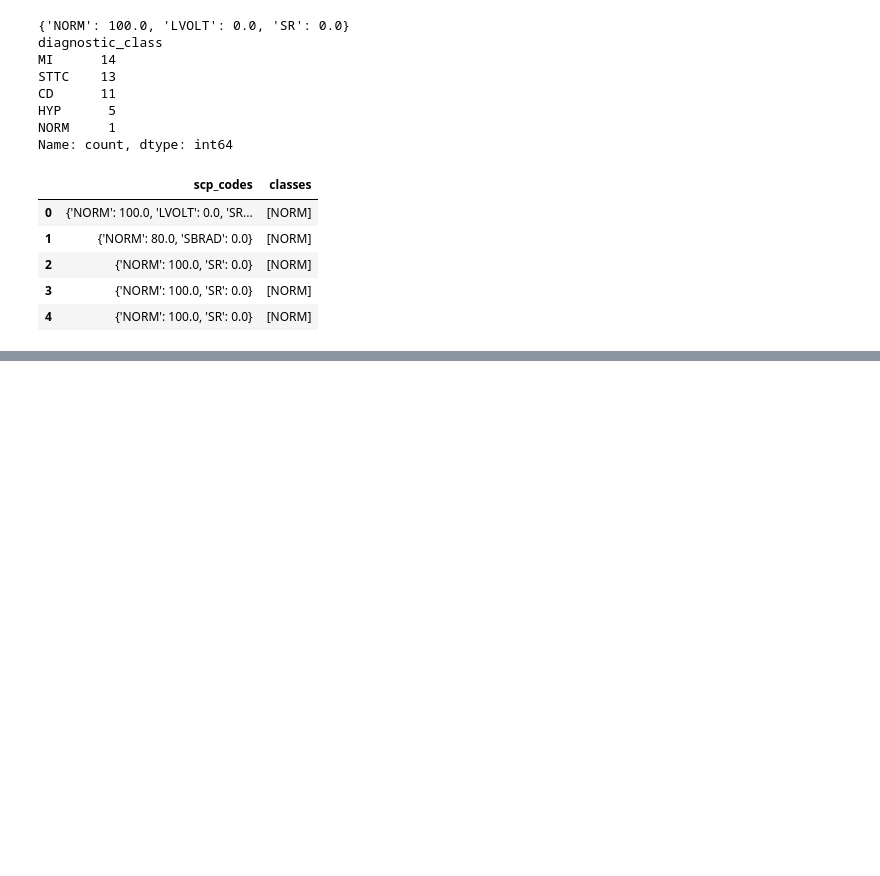
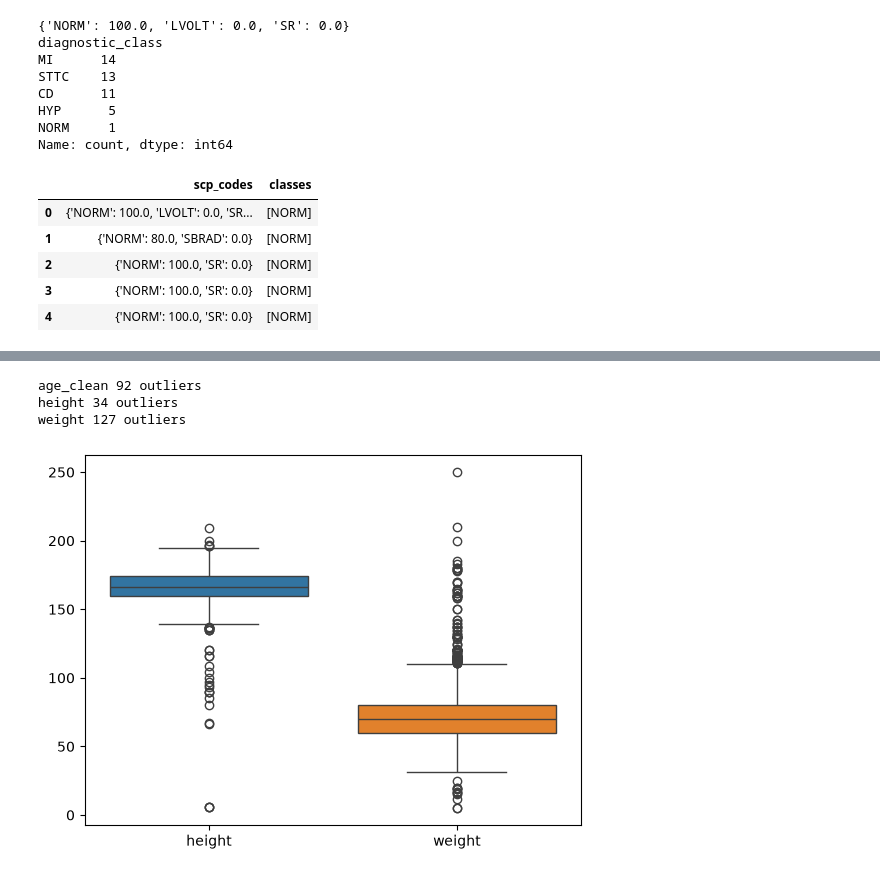
Before and after one commit to Prianka-0011/CardioTrustAI, a Jupyter notebook: src/CardioTrustAI.Backend/CardioTrustAI.PythonAPI/experiments/experiment-continuew.ipynb, the cells around one changed output, grey strips where cells are left out. Drawn from its saved outputs; the diff is of its cells as text; code cells hidden in the pictures; blank space fills up the shorter version.

```diff
--- a/src/CardioTrustAI.Backend/CardioTrustAI.PythonAPI/experiments/experiment-continuew.ipynb
+++ b/src/CardioTrustAI.Backend/CardioTrustAI.PythonAPI/experiments/experiment-continuew.ipynb
@@ -81,0 +163,14 @@ Name: count, dtype: int64
+# %%
+def iqr_outliers(s):
+    q1, q3 = s.quantile([.25, .75]);
+    i = q3 - q1
+    return s[(s < q1 - 1.5 * i) | (s > q3 + 1.5 * i)]
+for c in ['age_clean', 'height', 'weight']:
+    print(c, len(iqr_outliers(df[c].dropna())), 'outliers')
+sns.boxplot(data=df[['height', 'weight']]);
+plt.show()
+# %% [output]
+age_clean 92 outliers
+height 34 outliers
+weight 127 outliers
+[figure, added]
```
Also changed, not shown: parts of 11 cells of this notebook, 24 other files.
